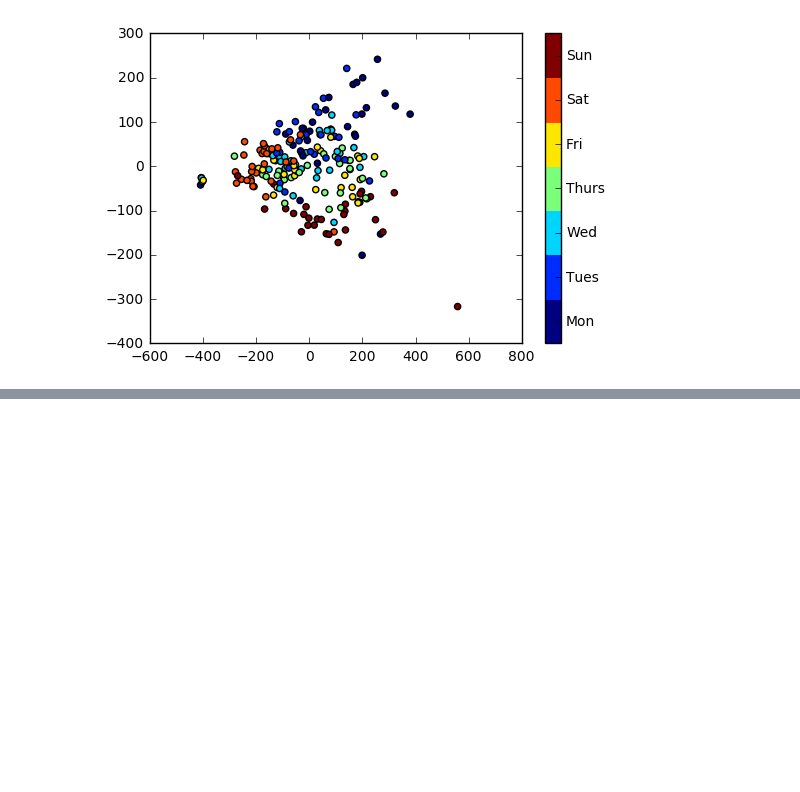
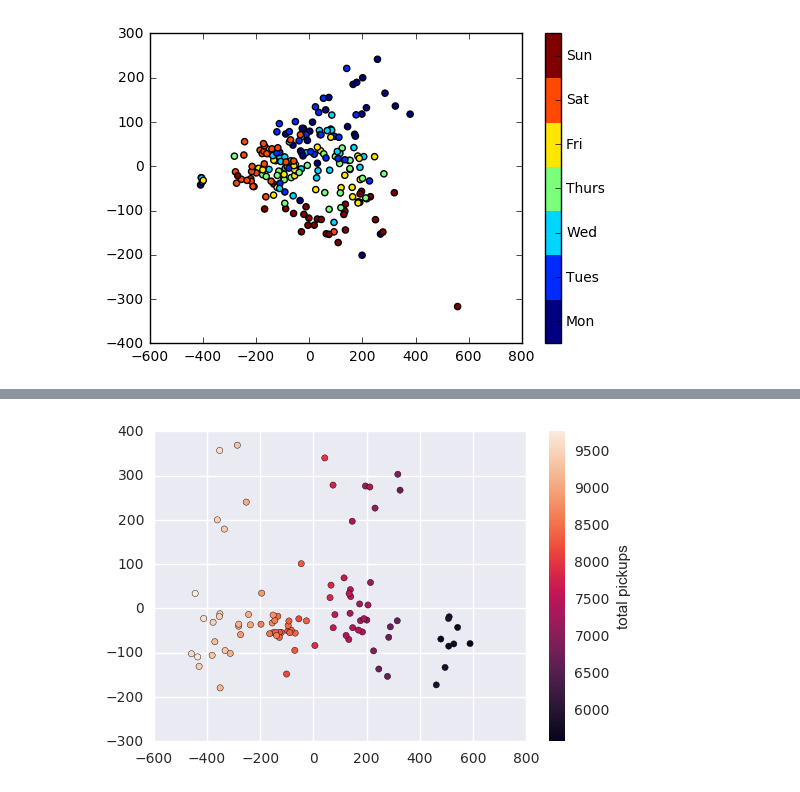
Before and after one commit to jessepisel/random_projects, a Jupyter notebook: PHX uber and lyft data.ipynb, the cells around one changed output, grey strips where cells are left out. Saved outputs shown, nothing was run; the diff lists cells and outputs as text; code cells hidden in the pictures; blank space fills up the shorter version.

```diff
--- a/PHX uber and lyft data.ipynb
+++ b/PHX uber and lyft data.ipynb
@@ -120,3 +118,14 @@ airport_own.head()
+# %%
+feb=pd.read_csv("C:\\Users\\jpisel\\Downloads\\AVI Feb 2015.csv", parse_dates=True, index_col=['Trip Start Time'])
+march=pd.read_csv("C:\\Users\\jpisel\\Downloads\\AVI_March_2015.csv", parse_dates=True, index_col=['TripStartTime'])
+april=pd.read_csv("C:\\Users\\jpisel\\Downloads\\AVI_April_2015.csv", parse_dates=True, index_col=['TripStartTime'])
+may=pd.read_csv("C:\\Users\\jpisel\\Downloads\\AVI_May_2015.csv", parse_dates=True, index_col=['TripStartTime'])
+june=pd.read_csv("C:\\Users\\jpisel\\Downloads\\AVI_June_2015.csv", parse_dates=True, index_col=['TripStartTime'])
+july=pd.read_csv("C:\\Users\\jpisel\\Downloads\\AVI_July_2015.csv", parse_dates=True, index_col=['TripStartTime'])
+aug=pd.read_csv("C:\\Users\\jpisel\\Downloads\\AVI_August_2015.csv", parse_dates=True, index_col=['TripStartTime'])
+sept=pd.read_csv("C:\\Users\\jpisel\\Downloads\\AVI_September_2015.csv", parse_dates=True, index_col=['TripStartTime'])
+airport_own=pd.concat([feb, march, april, may, june, july, aug, sept])
+airport_own.head()
 # %%
 airport_own['count']=1
 # %%
@@ -127,0 +260,6 @@ airport_own['Duration'].astype(float).plot()
+# %%
+total_trips = X.sum(1)
+plt.scatter(Xpca[:, 0], Xpca[:, 1], c=total_trips)
+plt.colorbar(label='total pickups');
+# %% [output]
+[figure, added]
```
Also changed, not shown: parts of 22 cells of this notebook.
